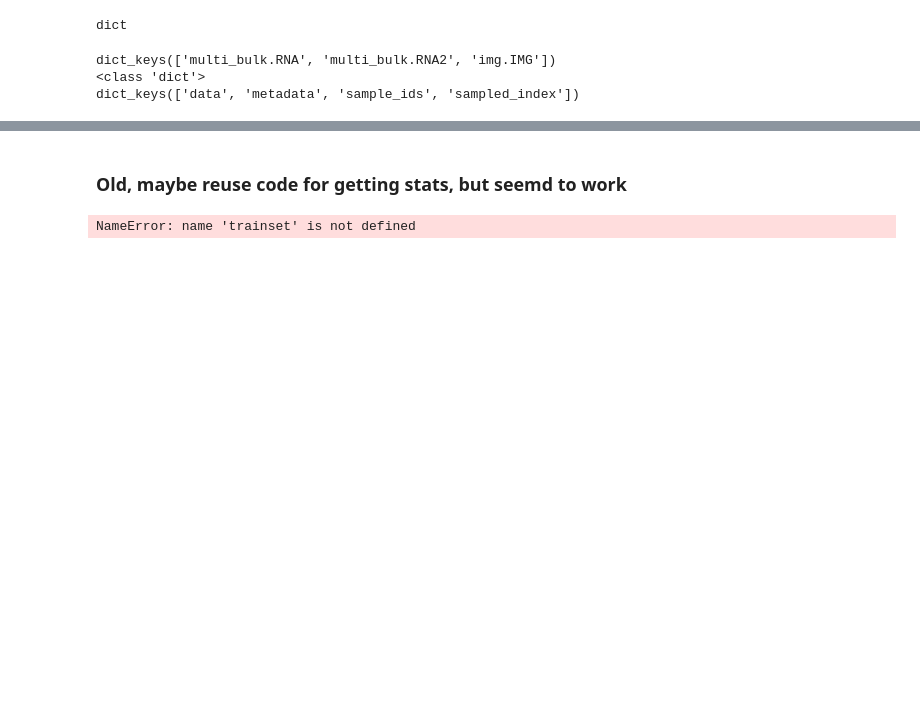
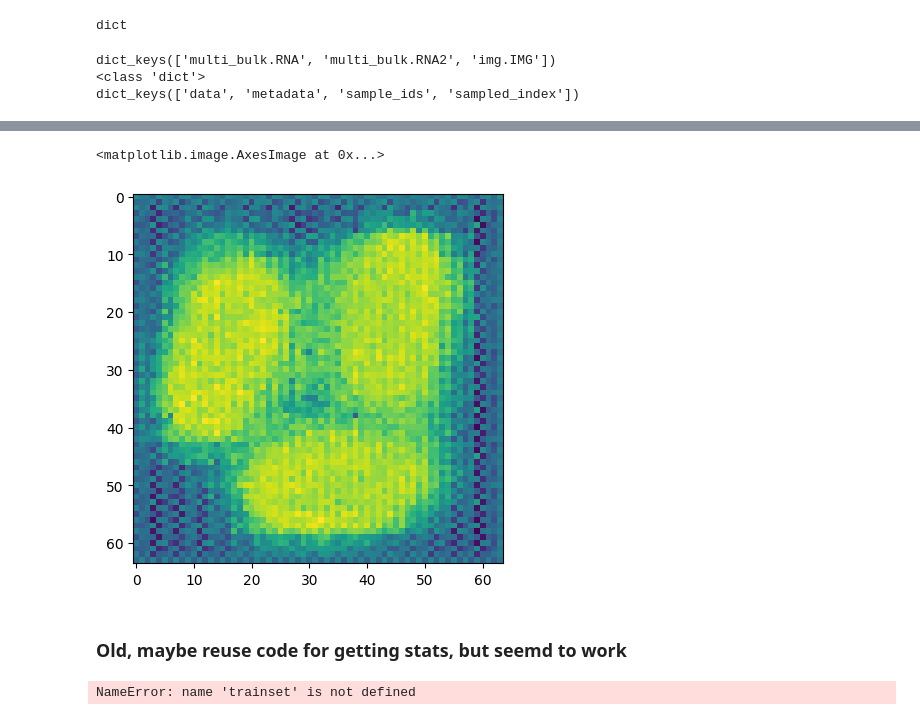
Before and after one commit to jan-forest/autoencodix_package, a Jupyter notebook: notebooks/01-MJ-xmodalix.ipynb, the cells around one changed output, grey strips where cells are left out. Saved outputs shown, nothing was run; the diff lists cells and outputs as text; code cells hidden in the pictures; blank space fills up the shorter version.

Commit message:
added Imagix pipeline to have a standard image vae

```diff
--- a/notebooks/01-MJ-xmodalix.ipynb
+++ b/notebooks/01-MJ-xmodalix.ipynb
@@ -103,0 +107,27 @@ dict_keys(['data', 'metadata', 'sample_ids', 'sampled_index'])
+# %%
+import autoencodix as acx
+from autoencodix.utils.default_config import DefaultConfig, DataConfig, DataCase, DataInfo
+import os
+IMGROOT = os.path.join("data/images/ALY-2_SYS721/")
+IMGMAPPING = os.path.join("data/ALY-2_SYS721_mappings.txt")
+NUMFILE = os.path.join("data/AM3_NO2_raw_cell.tsv")
+
+img_config2 = DefaultConfig(
+    data_case=DataCase.IMG_TO_IMG,
+    data_config=DataConfig(
+        data_info={
+            "IMG": DataInfo(
+                file_path=IMGROOT,
+                data_type="IMG",
+            ),
+            "ANNO": DataInfo(
+                file_path=IMGMAPPING,
+                data_type="ANNOTATION",
+            ),
+        },
+    )
+)
+
+imagix = acx.Imagix(config=img_config2)
+imagix.preprocess()
+imagix.fit()
@@ -104,3 +179,14 @@ dict_keys(['data', 'metadata', 'sample_ids', 'sampled_index'])
+# %%
+r = imagix.result
+r.final_reconstruction
+sample_img = r.final_reconstruction.data[0,:,:,:]
+sample_img = sample_img.squeeze()
+# %%
+import matplotlib.pyplot as plt
+plt.imshow(sample_img.numpy())
+# %% [output]
+<matplotlib.image.AxesImage at 0x...>
+[figure, added]
 # %% [markdown]
 ### Old, maybe reuse code for getting stats, but seemd to work
 # %%
```
Also changed, not shown: parts of 3 cells of this notebook, 6 other files.
